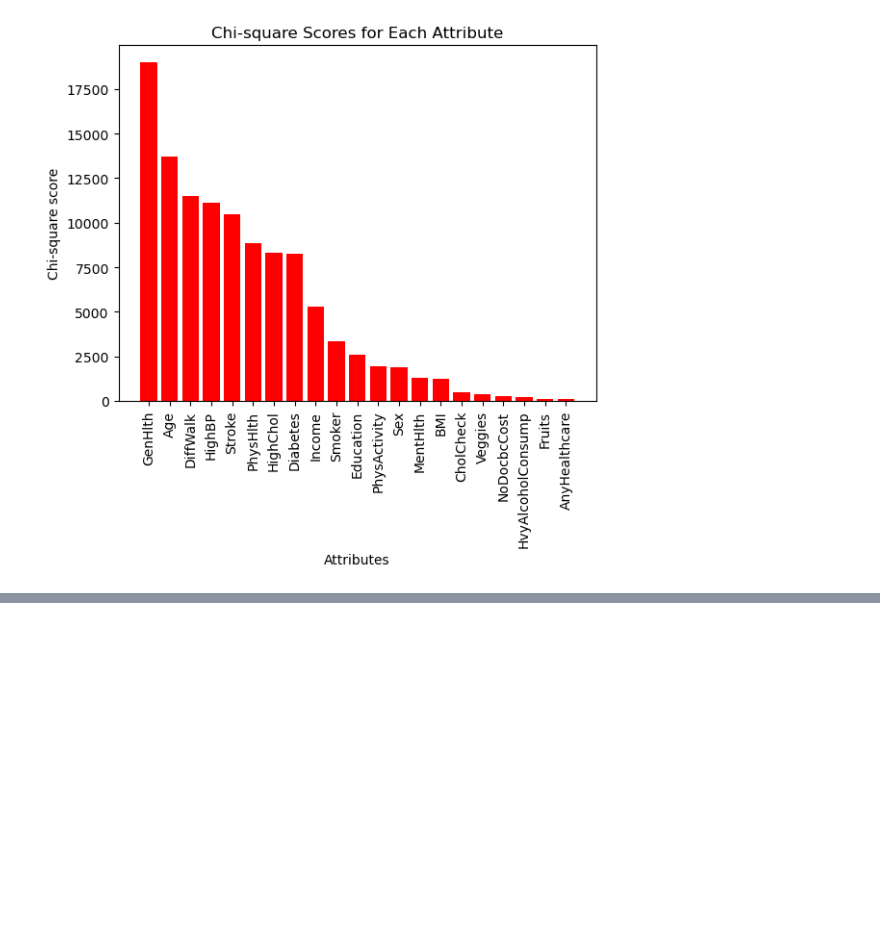
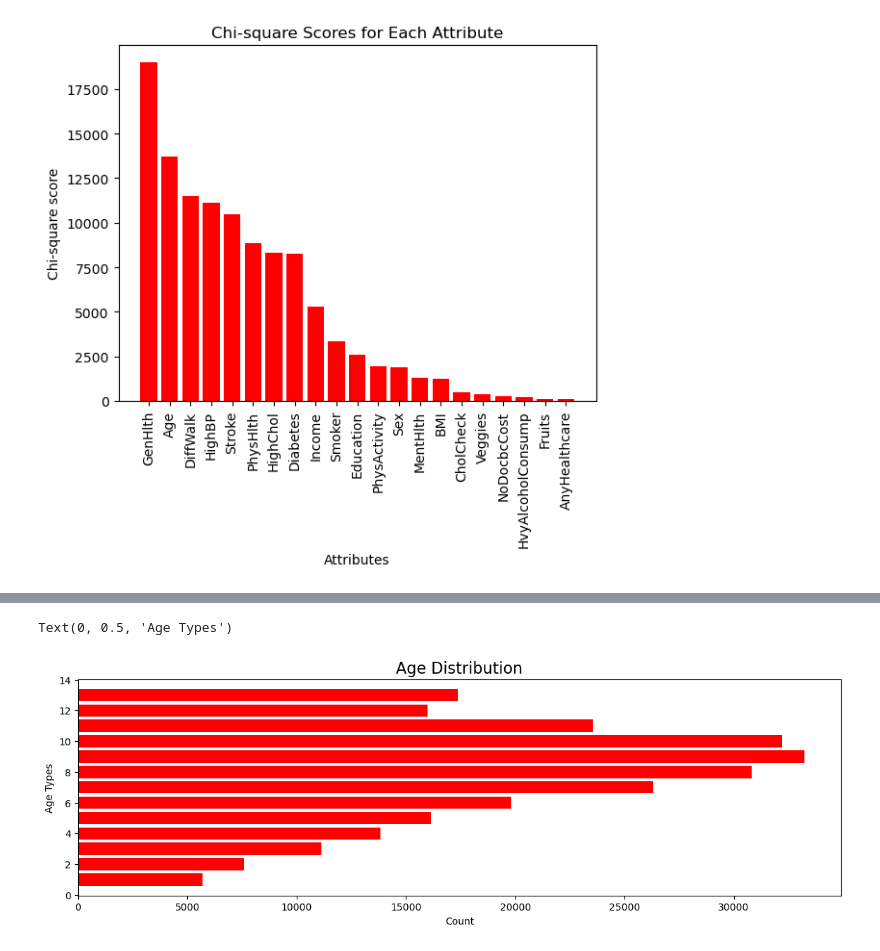
Before and after one commit to StevenDuyVo/Project-4, a Jupyter notebook: heart_disease/heart_disease.ipynb, the cells around one changed output, grey strips where cells are left out. Drawn from its saved outputs; the diff is of its cells as text; code cells hidden in the pictures; blank space fills up the shorter version.

```diff
--- a/heart_disease/heart_disease.ipynb
+++ b/heart_disease/heart_disease.ipynb
@@ -145,0 +157,12 @@ plt.xticks(rotation=90)
+# %%
+category_counts = data['Age'].value_counts()
+
+fig, ax = plt.subplots(figsize=(14, 4))
+
+bars = ax.barh(category_counts.index, category_counts.values, color = 'red')
+ax.set_title('Age Distribution', fontsize=16)
+ax.set_xlabel('Count')
+ax.set_ylabel('Age Types')
+# %% [output]
+Text(0, 0.5, 'Age Types')
+[figure, added]
```
Also changed, not shown: parts of 4 cells of this notebook.
